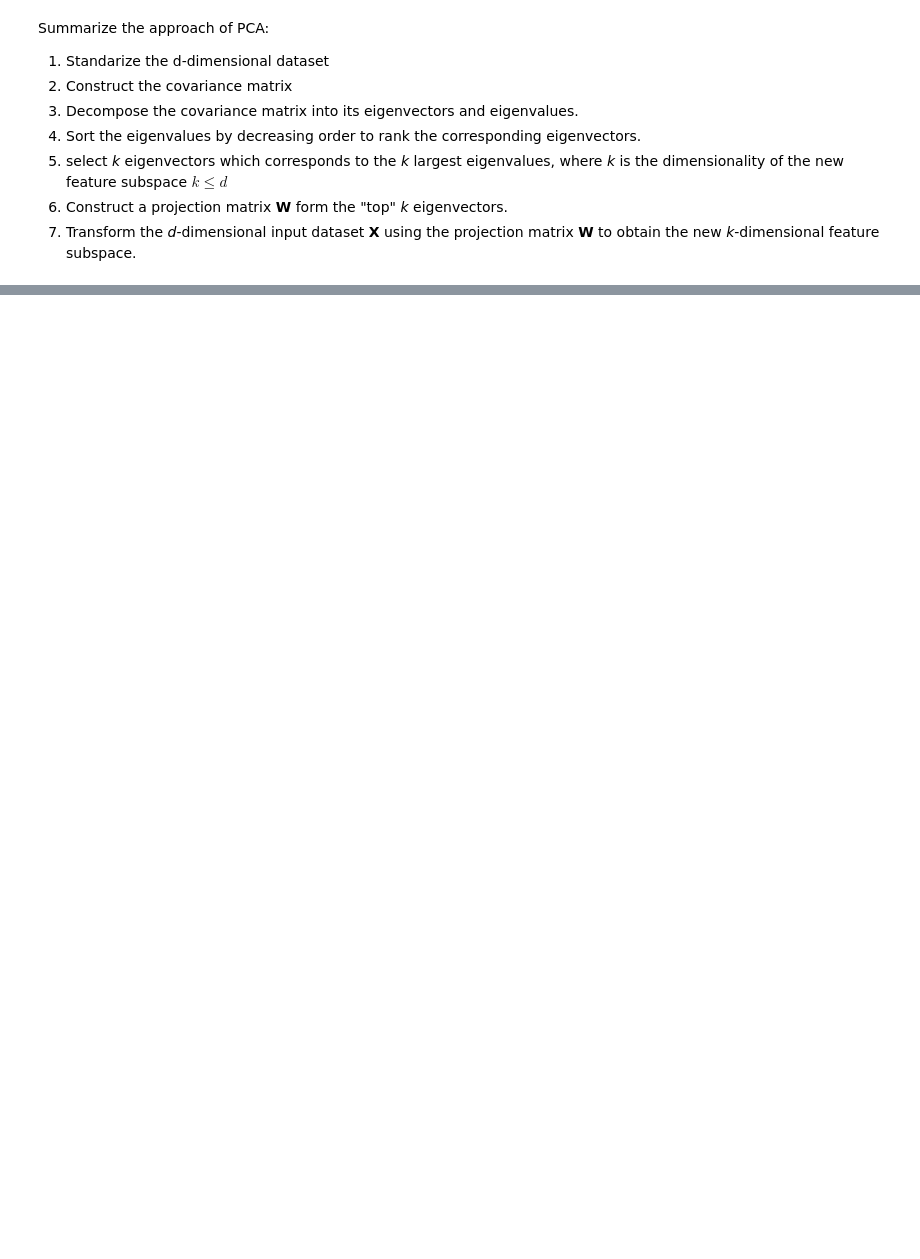
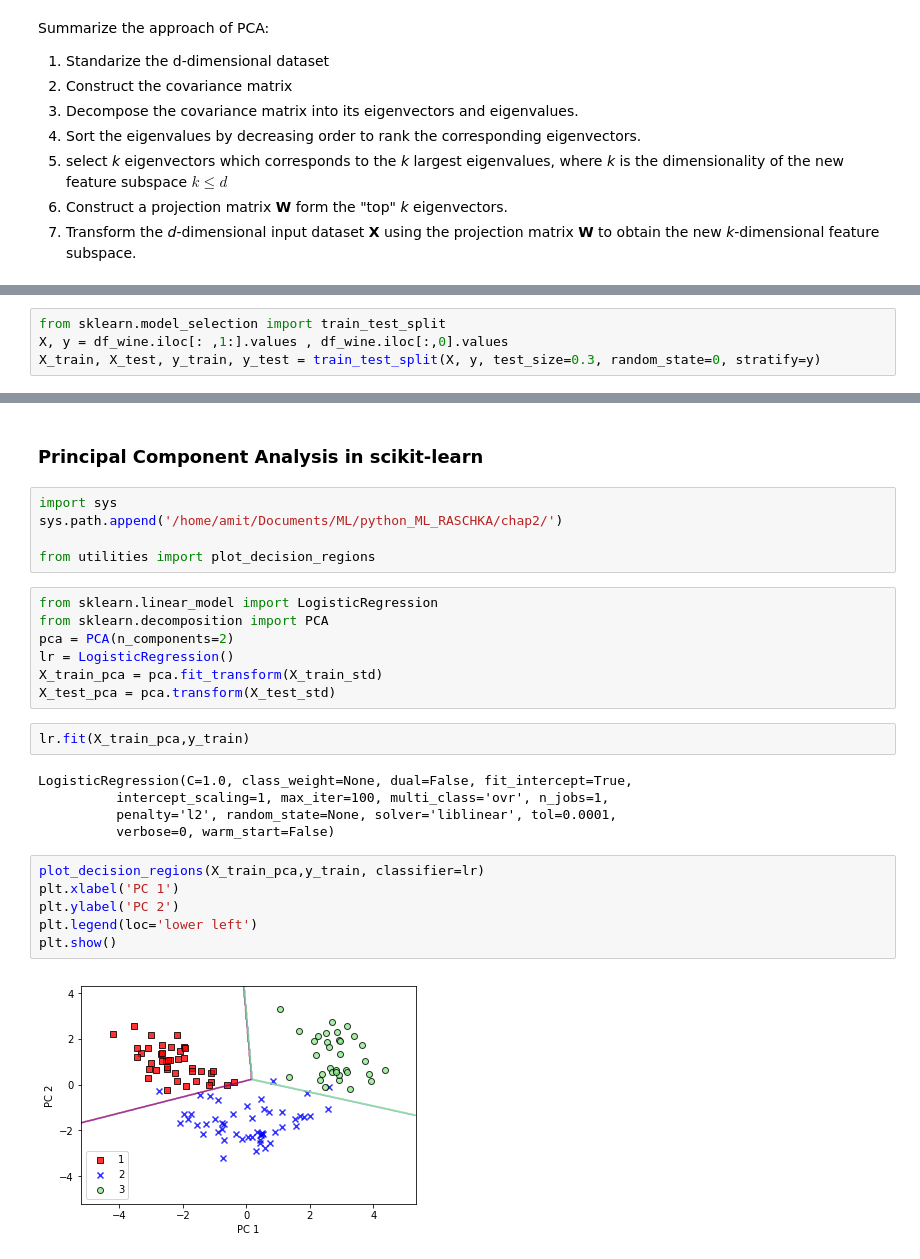
Before and after one commit to katamit/python_ml_Raschka, a Jupyter notebook: chap5-Dimensionality-Reduction/PCA.ipynb, the cells around one changed output, grey strips where cells are left out. Drawn from its saved outputs; the diff is of its cells as text; blank space fills up the shorter version.

```diff
--- a/chap5-Dimensionality-Reduction/PCA.ipynb
+++ b/chap5-Dimensionality-Reduction/PCA.ipynb
@@ -34,0 +39,4 @@ __Note :__ PCA are highly sensitive to data scaling, we need to standarize featu
+# %%
+from sklearn.model_selection import train_test_split
+X, y = df_wine.iloc[: ,1:].values , df_wine.iloc[:,0].values
+X_train, X_test, y_train, y_test = train_test_split(X, y, test_size=0.3, random_state=0, stratify=y)
@@ -34,0 +192,29 @@ __Note :__ PCA are highly sensitive to data scaling, we need to standarize featu
+# %% [markdown]
+### Principal Component Analysis in scikit-learn
+# %%
+import sys
+sys.path.append('/home/amit/Documents/ML/python_ML_RASCHKA/chap2/')
+
+from utilities import plot_decision_regions
+# %%
+from sklearn.linear_model import LogisticRegression
+from sklearn.decomposition import PCA
+pca = PCA(n_components=2)
+lr = LogisticRegression()
+X_train_pca = pca.fit_transform(X_train_std)
+X_test_pca = pca.transform(X_test_std)
+# %%
+lr.fit(X_train_pca,y_train)
+# %% [output]
+LogisticRegression(C=1.0, class_weight=None, dual=False, fit_intercept=True,
+          intercept_scaling=1, max_iter=100, multi_class='ovr', n_jobs=1,
+          penalty='l2', random_state=None, solver='liblinear', tol=0.0001,
+          verbose=0, warm_start=False)
+# %%
+plot_decision_regions(X_train_pca,y_train, classifier=lr)
+plt.xlabel('PC 1')
+plt.ylabel('PC 2')
+plt.legend(loc='lower left')
+plt.show()
+# %% [output]
+[figure, added]
```
Also changed, not shown: parts of 25 cells of this notebook.
